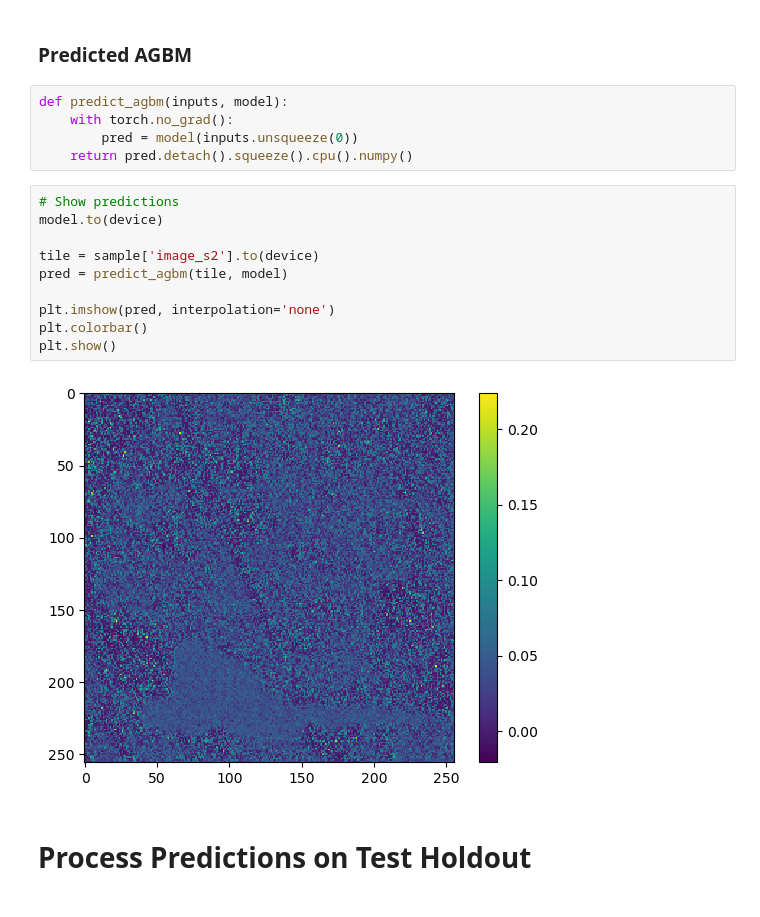
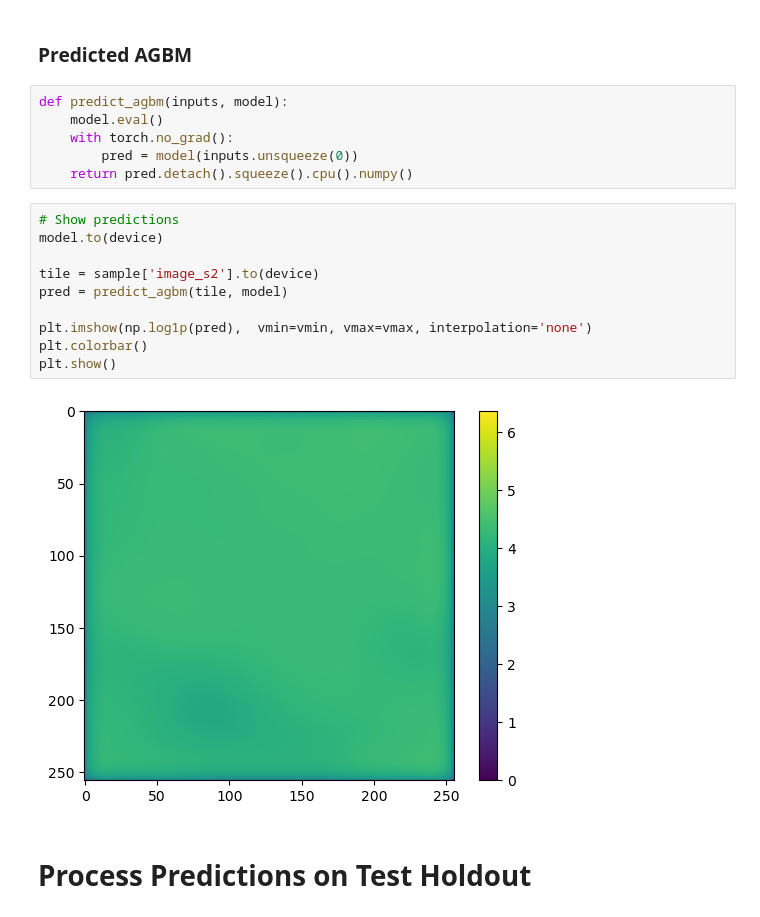
Before and after one commit to Fickincool/BioMassters_Challenge, a Jupyter notebook: 2_training/0.01_pilot.ipynb, the cells around one changed output. Drawn from its saved outputs; the diff is of its cells as text.

```diff
--- a/2_training/0.01_pilot.ipynb
+++ b/2_training/0.01_pilot.ipynb
@@ -332,21 +361,22 @@ plt.show()
 ### Predicted AGBM
 # %%
 def predict_agbm(inputs, model):
+    model.eval()
     with torch.no_grad():
         pred = model(inputs.unsqueeze(0))
     return pred.detach().squeeze().cpu().numpy()
 # %%
 # Show predictions
 model.to(device)
 
 tile = sample['image_s2'].to(device)
 pred = predict_agbm(tile, model)
 
-plt.imshow(pred, interpolation='none')
+plt.imshow(np.log1p(pred),  vmin=vmin, vmax=vmax, interpolation='none')
 plt.colorbar()
 plt.show()
 # %% [output]
-[figure, old version]
+[figure, new version]
 # %% [markdown]
 # Process Predictions on Test Holdout
 # %%
```
Also changed, not shown: parts of 3 cells of this notebook, 5 other files.
